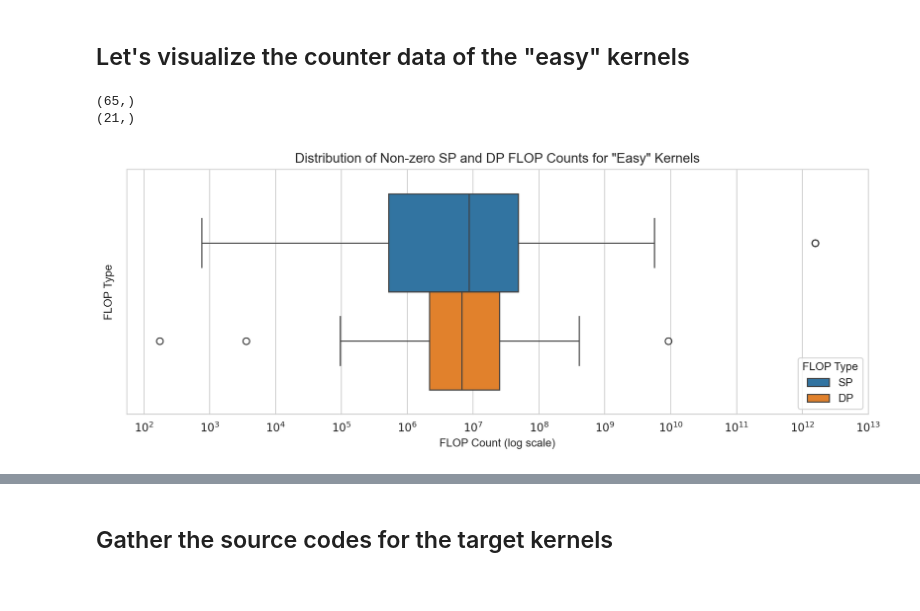
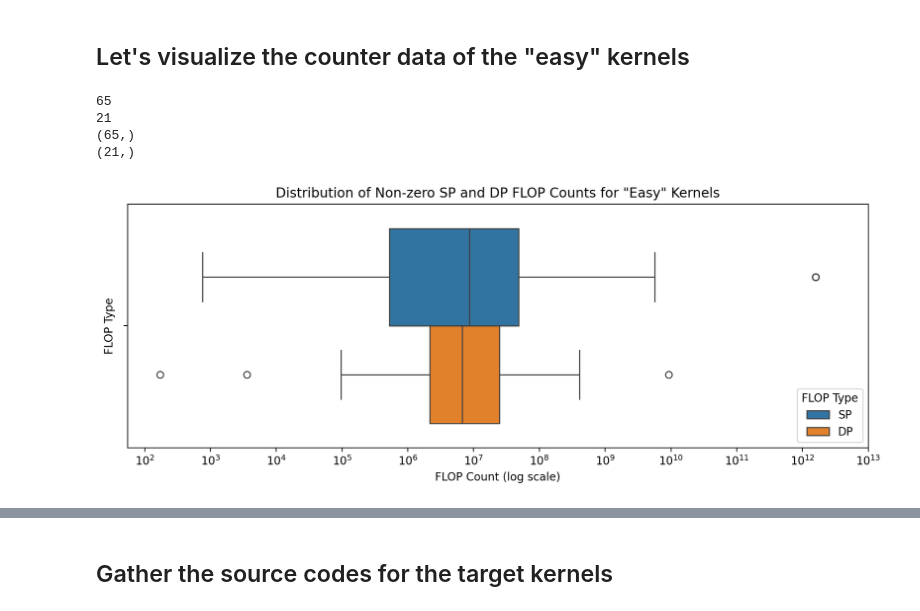
Before and after one commit to Scientific-Computing-Lab/gpuFLOPBench, a Jupyter notebook: qdecomp-langgraph-studio/kernel-survey/dataset-gen/manual-classification/create_dataset_to_query.ipynb, the cells around one changed output, grey strips where cells are left out. Saved outputs shown, nothing was run; the diff lists cells and outputs as text; code cells hidden in the pictures.

```diff
--- a/qdecomp-langgraph-studio/kernel-survey/dataset-gen/manual-classification/create_dataset_to_query.ipynb
+++ b/qdecomp-langgraph-studio/kernel-survey/dataset-gen/manual-classification/create_dataset_to_query.ipynb
@@ -533,46 +531,54 @@ miniFE-cuda
 ## Let's visualize the counter data of the "easy" kernels
 # %%
 
-fig, ax = plt.subplots(1, 1, figsize=(10, 4), dpi=200)
+def plot_sp_dp_nnz_flop_distribution(df):
+    fig, ax = plt.subplots(1, 1, figsize=(10, 4), dpi=200)
 
-nnz_sp_data = easy_codes_with_counter_data[easy_codes_with_counter_data['SP_FLOP'] != 0]['SP_FLOP']
-nnz_dp_data = easy_codes_with_counter_data[easy_codes_with_counter_data['DP_FLOP'] != 0]['DP_FLOP']
+    nnz_sp_data = df[df['SP_FLOP'] != 0]['SP_FLOP'].astype(float)
+    nnz_dp_data = df[df['DP_FLOP'] != 0]['DP_FLOP'].astype(float)
 
-nnz_sp_data = np.log1p(nnz_sp_data)/np.log1p(10)
-nnz_dp_data = np.log1p(nnz_dp_data)/np.log1p(10)
+    print(len(nnz_sp_data))
+    print(len(nnz_dp_data))
 
-print(nnz_sp_data.shape)
-print(nnz_dp_data.shape)
+    nnz_sp_data = np.log1p(nnz_sp_data)/np.log1p(10)
+    nnz_dp_data = np.log1p(nnz_dp_data)/np.log1p(10)
 
-merged = pd.DataFrame({
-    'flop_count': np.concatenate([nnz_sp_data, nnz_dp_data]),
-    'type': ['SP'] * len(nnz_sp_data) + ['DP'] * len(nnz_dp_data)
-})
+    print(nnz_sp_data.shape)
+    print(nnz_dp_data.shape)
 
-# make a box and whisker plot seaborn
+    merged = pd.DataFrame({
+        'flop_count': np.concatenate([nnz_sp_data, nnz_dp_data]),
+        'type': ['SP'] * len(nnz_sp_data) + ['DP'] * len(nnz_dp_data)
+    })
 
-sns.boxplot(x=merged['flop_count'], hue=merged['type'], ax=ax)
+    # make a box and whisker plot seaborn
 
-#ax.set_xscale('symlog')
+    sns.boxplot(x=merged['flop_count'], hue=merged['type'], ax=ax)
 
-ax.set_title('Distribution of Non-zero SP and DP FLOP Counts for "Easy" Kernels')
-ax.set_xlabel('FLOP Count (log scale)')
-ax.set_ylabel('FLOP Type')
+    #ax.set_xscale('symlog')
 
-xticks = [2, 3, 4, 5, 6, 7, 8, 9, 10, 11, 12, 13]
-ax.set_xticks(xticks)
-ax.set_xticklabels([r'$10^{'+str(i)+'}$' for i in xticks])
+    ax.set_title('Distribution of Non-zero SP and DP FLOP Counts for "Easy" Kernels')
+    ax.set_xlabel('FLOP Count (log scale)')
+    ax.set_ylabel('FLOP Type')
 
-# set the name of the legend, location to bottom right
-ax.legend(title='FLOP Type', loc='lower right')
+    xticks = [2, 3, 4, 5, 6, 7, 8, 9, 10, 11, 12, 13]
+    ax.set_xticks(xticks)
+    ax.set_xticklabels([r'$10^{'+str(i)+'}$' for i in xticks])
 
-plt.tight_layout()
+    # set the name of the legend, location to bottom right
+    ax.legend(title='FLOP Type', loc='lower right')
 
-plt.show()
+    plt.tight_layout()
+
+    plt.show()
-# %% [output]
-(65,)
-(21,)
-[figure, removed]
+# %%
+plot_sp_dp_nnz_flop_distribution(easy_codes_with_counter_data)
+# %% [output]
+65
+21
+(65,)
+(21,)
+[figure, added]
 # %%
 # Categorize flop presence (ensure column exists)
 def categorize_flop_state(row):
```
Also changed, not shown: parts of 38 cells of this notebook, 3 other files.
